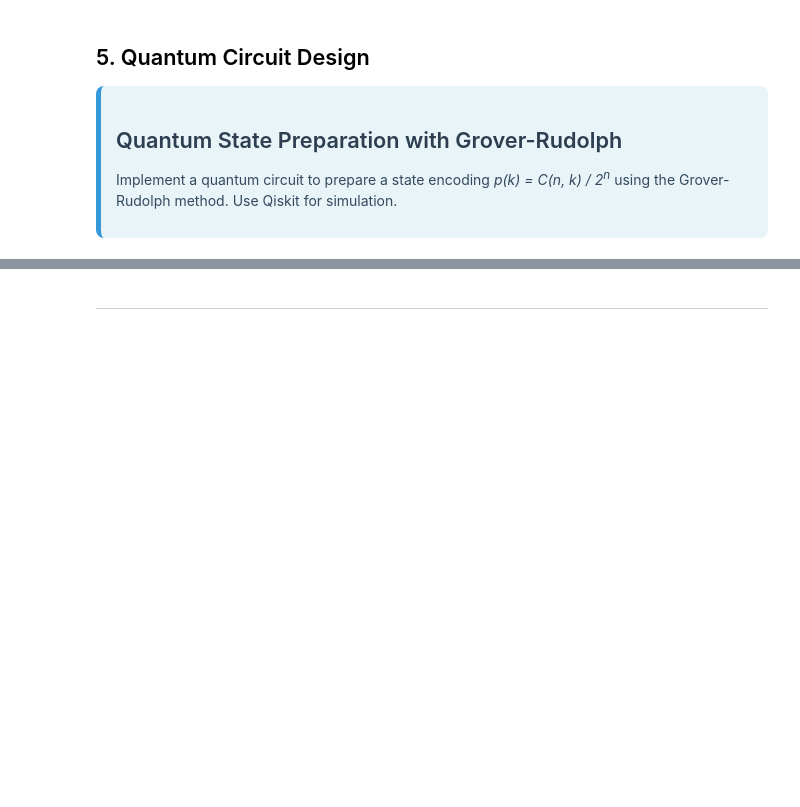
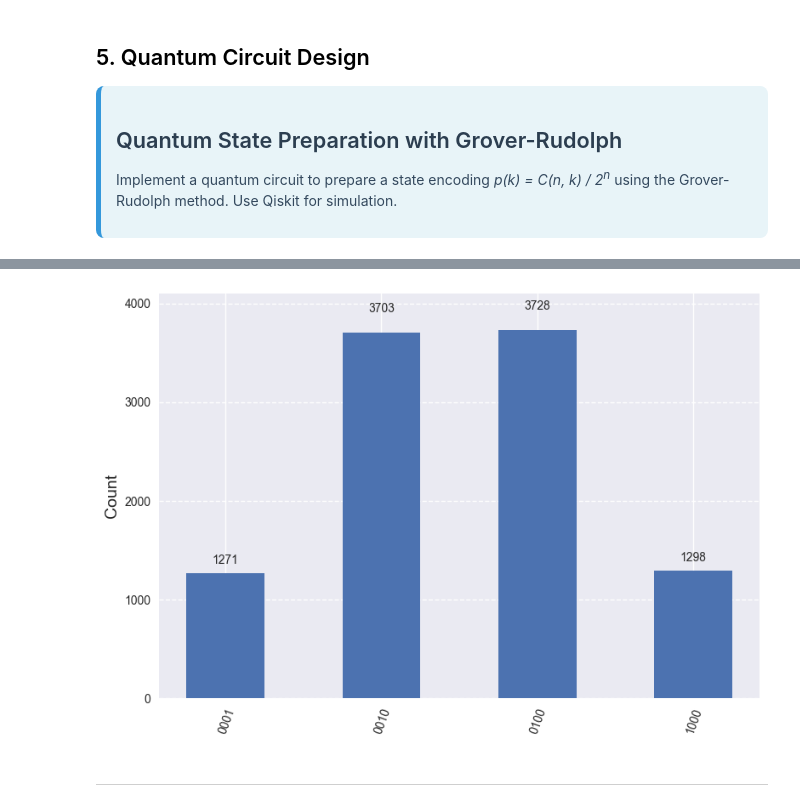
Before and after one commit to JerisonP/QuantumGaltonBoard2025, a Jupyter notebook: task_2/quantum_galton.ipynb, the cells around one changed output, grey strips where cells are left out. Saved outputs shown, nothing was run; the diff lists cells and outputs as text; code cells hidden in the pictures; blank space fills up the shorter version.

```diff
--- a/task_2/quantum_galton.ipynb
+++ b/task_2/quantum_galton.ipynb
@@ -190,2 +278,8 @@ print(f"Classical runtime: {classical_time:.4f} seconds")
+# %%
+aer_sim = AerSimulator().run(peg_circuit,shots=10000)
+answer = aer_sim.result().get_counts(peg_circuit)
+plot_histogram(answer)
+# %% [output]
+[figure, added]
 # %% [markdown]
 ---
```
Also changed, not shown: parts of 9 cells of this notebook.
